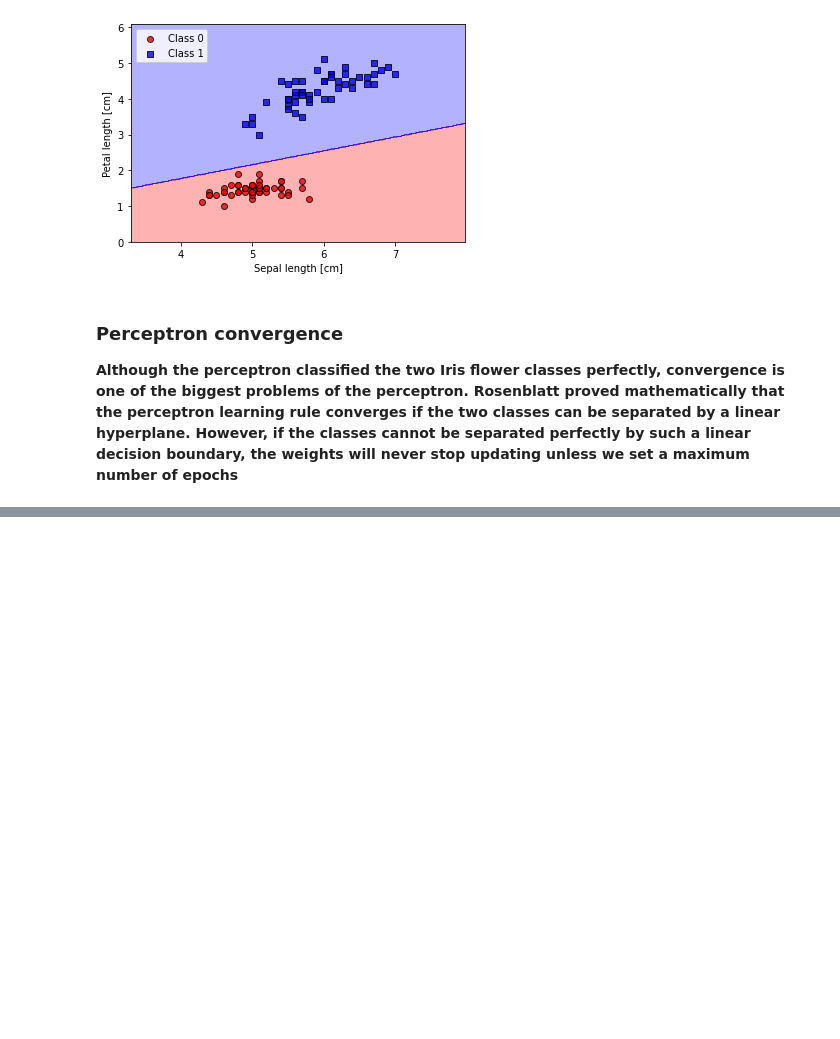
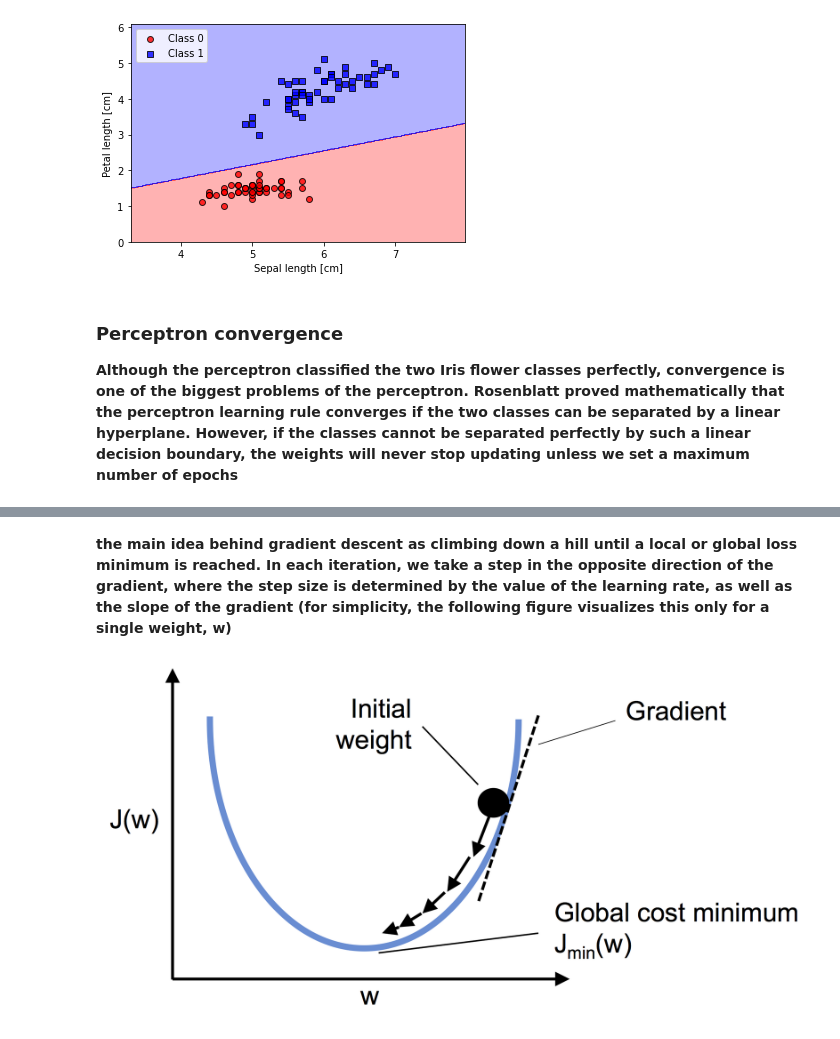
Before and after one commit to emadmagdy72/Reading-Technical-Books, a Jupyter notebook: Machine Learning with PyTorch and Scikit-Learn (Sebastian Raschka)/Chapter 02/Notes Ch.02.ipynb, the cells around one changed output, grey strips where cells are left out. Cells and saved outputs as stored; diff of their text form; code cells hidden in the pictures; blank space fills up the shorter version.

```diff
--- a/Machine Learning with PyTorch and Scikit-Learn (Sebastian Raschka)/Chapter 02/Notes Ch.02.ipynb
+++ b/Machine Learning with PyTorch and Scikit-Learn (Sebastian Raschka)/Chapter 02/Notes Ch.02.ipynb
@@ -170,0 +190,6 @@ the perceptron learning rule converges if the two classes can be separated by a
+# %% [markdown]
+**the main idea behind gradient descent as climbing down a hill until a local or global loss minimum is reached. In each iteration, we take a step in the opposite direction of the gradient, where the step size is determined by the value of the learning rate, as well as the slope of the gradient (for simplicity, the following figure visualizes this only for a single weight, w)**
+# %%
+Image('./Images/02_10.png')
+# %% [output]
+[figure, added]
```
Also changed, not shown: parts of 21 cells of this notebook, 6 other files.
